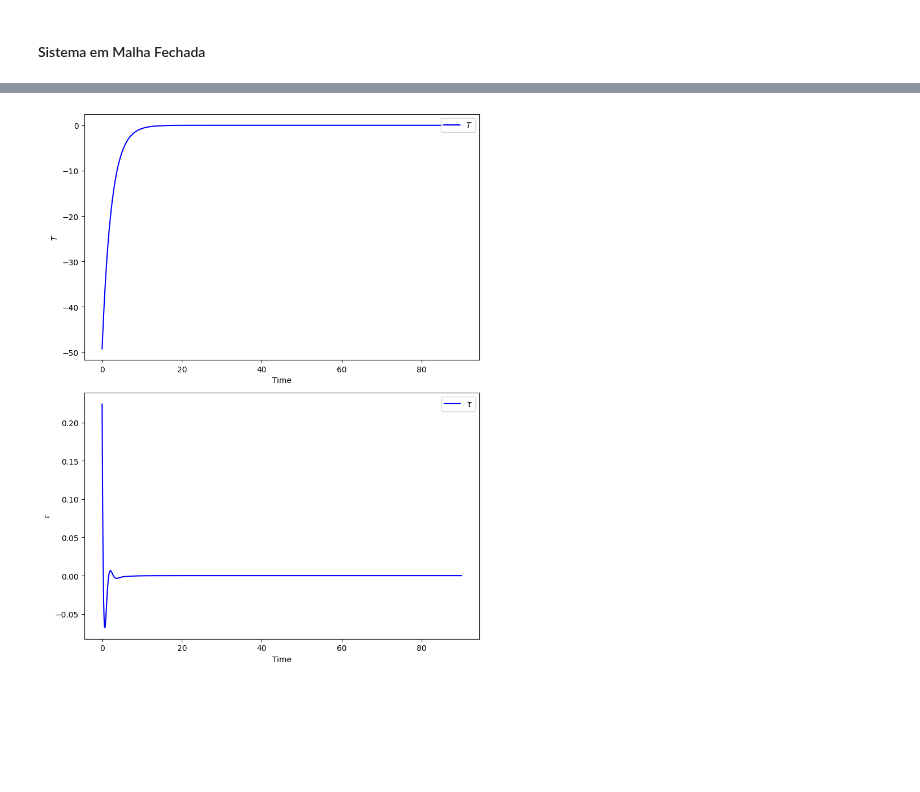
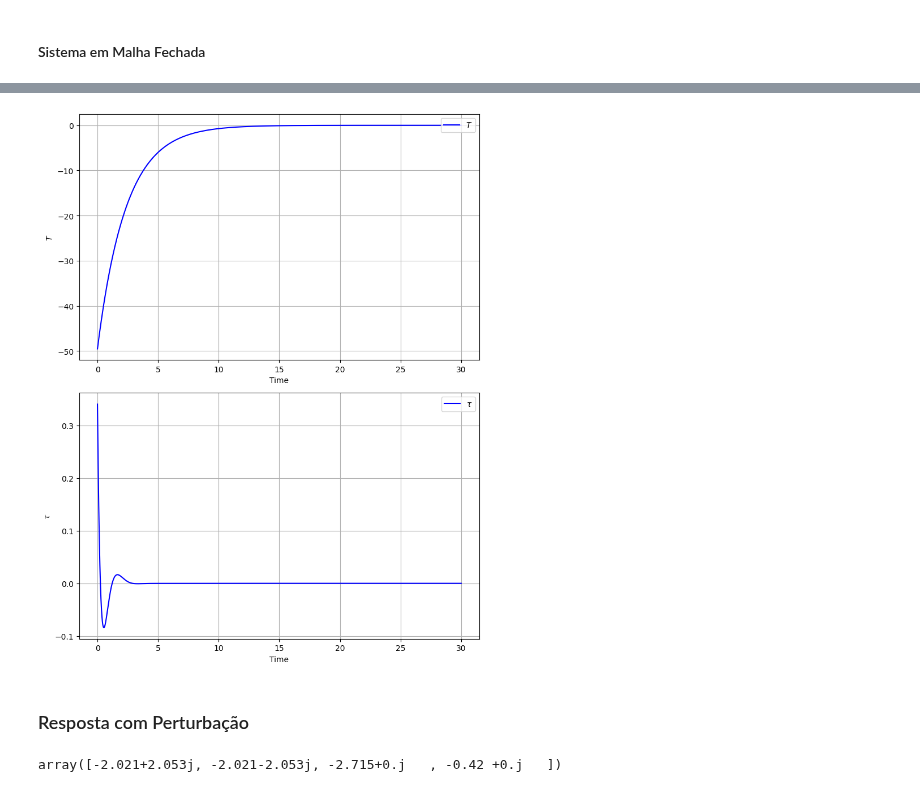
Before and after one commit to lucascarvalho10/pme3481, a Jupyter notebook: T1/lqr.ipynb, the cells around one changed output, grey strips where cells are left out. Drawn from its saved outputs; the diff is of its cells as text; code cells hidden in the pictures; blank space fills up the shorter version.

```diff
--- a/T1/lqr.ipynb
+++ b/T1/lqr.ipynb
@@ -142,9 +154,9 @@ Definição das matrizes de custo - associadas à função de perda do LQR.
 # %%
 # Define Q, R matrices (cost matrices)
 # Define state cost matrix Q
-Q = np.diag([1, 10, 1,1])
+Q = np.diag([1, 10, 1, 1])
 
-R = np.diag([0.1,150, 1])
+R = np.diag([0.1, 50])
 # Moderate penalty for control inputs
 # %%
 # Compute LQR controller
@@ -180,7 +194,7 @@ $$
 # %%
 u = [0, 0]
 X0  = [0.1, 5, 0, 0]
-tempo = np.linspace(0, 90, 400000)
+tempo = np.linspace(0, 30, 400000)
 
 t, amp,yr = ctrl.forced_response(syscl, tempo, 0 ,X0,return_x = 'True')
 # %%
@@ -208,19 +225,30 @@ u = np.dot(-K,yr)
 # %%
 fig, axes = plt.subplots(2, 1, figsize=(8, 10))
 
 # Plot Theta
 axes[0].plot(t, u[0], color='blue')
 axes[0].set_ylabel(r'$T$')
 axes[0].set_xlabel('Time')
 axes[0].legend([r'$T$'], loc='upper right')
+axes[0].grid(True)
 
 # Plot VX
 axes[1].plot(t, u[1], color='blue')
 axes[1].set_ylabel(r'$\tau$')
 axes[1].set_xlabel('Time')
 axes[1].legend([r'$\tau$'], loc='upper right')
+axes[1].grid(True)
 
 plt.tight_layout()
+plt.grid(True)
 plt.show()
 # %% [output]
-[figure, old version]
+[figure, new version]
+# %% [markdown]
+### Resposta com Perturbação
+# %%
+sys = ctrl.ss(Acl,E,C,0)
+wn,z,pole = sys.damp()
+pole
+# %% [output]
+array([-2.021+2.053j, -2.021-2.053j, -2.715+0.j   , -0.42 +0.j   ])
```
Also changed, not shown: parts of 11 cells of this notebook, 8 other files.
